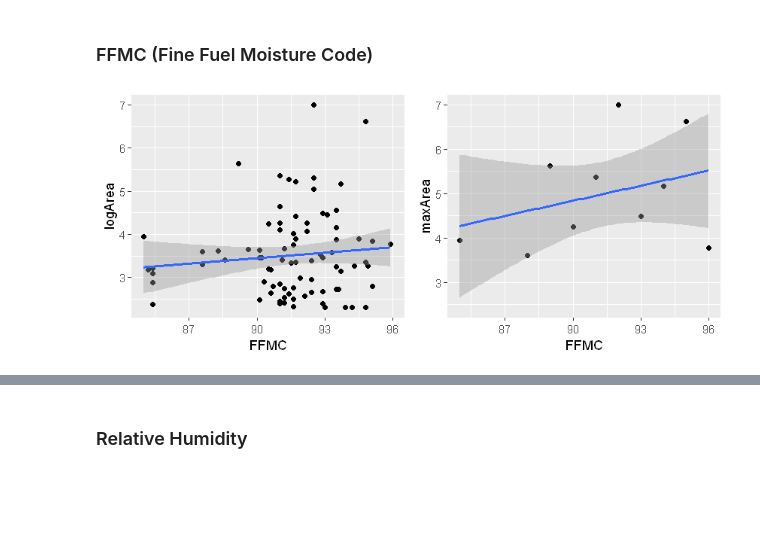
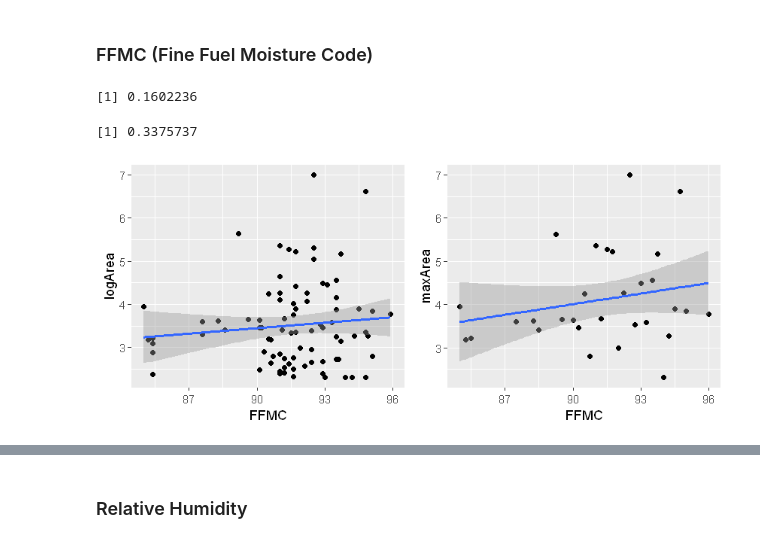
Before and after one commit to hyunchul78/w203_lab1, a Jupyter notebook: majumder_mitchell_kim_lab1.ipynb, the cells around one changed output, grey strips where cells are left out. Saved outputs shown, nothing was run; the diff lists cells and outputs as text; code cells hidden in the pictures; blank space fills up the shorter version.

```diff
--- a/majumder_mitchell_kim_lab1.ipynb
+++ b/majumder_mitchell_kim_lab1.ipynb
@@ -360,13 +368,17 @@ grid.arrange(plot1, plot2, nrow=1)
 ### FFMC (Fine Fuel Moisture Code)
 # %%
 pbff = bff %>%
-        mutate(FFMC = round(FFMC, 0)) %>%
+        mutate(FFMC = round(FFMC/0.25)*0.25) %>%
         group_by(FFMC) %>%
         summarize(maxArea = max(logArea))
 
 options(repr.plot.width=7, repr.plot.height=3)
 plot1 = ggplot(data=bff, aes(FFMC, logArea)) + geom_point() + geom_smooth(method=smoothing_method) + xlim(85,96)
 plot2 = ggplot(data=pbff, aes(FFMC, maxArea)) + geom_point() + geom_smooth(method=smoothing_method) + xlim(85,96)
 grid.arrange(plot1, plot2, nrow=1)
+cor(bff$logArea, bff$FFMC)
+cor(pbff$maxArea, pbff$FFMC)
 # %% [output]
+[1] 0.1602236
+[1] 0.3375737
-[figure, old version]
+[figure, new version]
```
Also changed, not shown: parts of 38 cells of this notebook.
